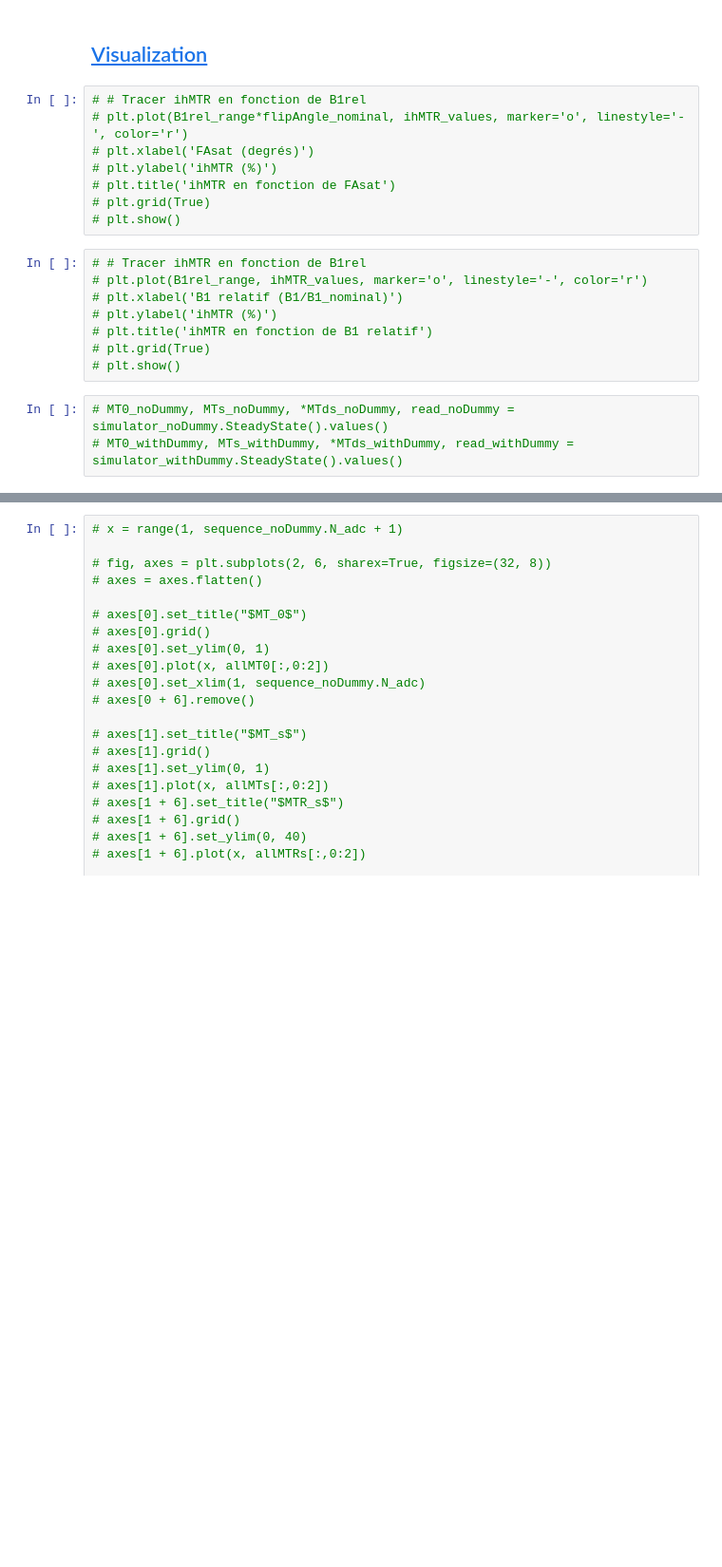
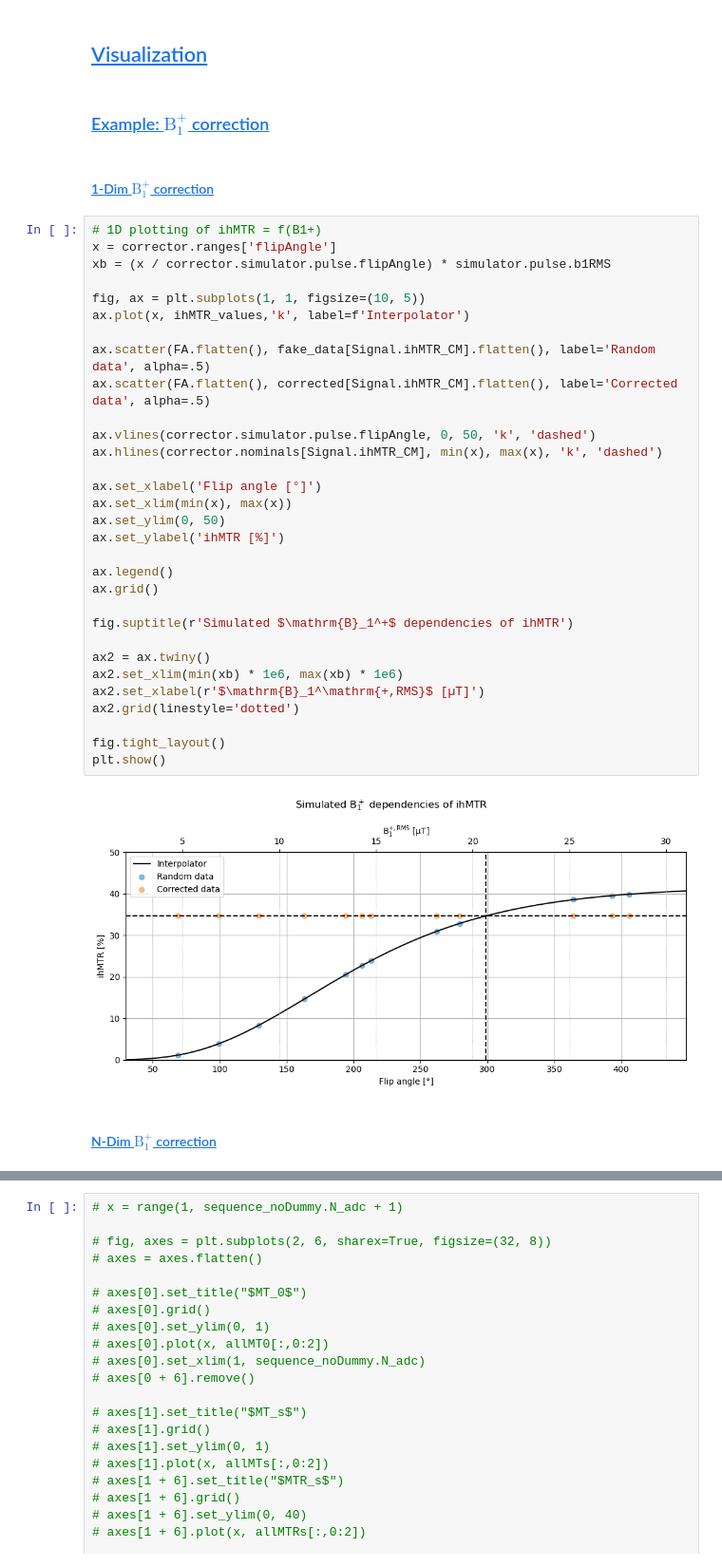
Before and after one commit to SirTwinkleberry/ihMT, a Jupyter notebook: notebook.ipynb, the cells around one changed output, grey strips where cells are left out. Shown at 95% size. Cells and saved outputs as stored; diff of their text form; blank space fills up the shorter version.

```diff
--- a/notebook.ipynb
+++ b/notebook.ipynb
@@ -385,21 +472,41 @@ Value pairs (original, corrected)
 # %% [markdown]
 ## <a id='toc3_3_'></a>[Visualization](#toc0_)
+# %% [markdown]
+### <a id='toc3_3_1_'></a>[Example: $\mathrm{B}_1^+$ correction](#toc0_)
+# %% [markdown]
+#### <a id='toc3_3_1_1_'></a>[1-Dim $\mathrm{B}_1^+$ correction](#toc0_)
 # %%
-# # Tracer ihMTR en fonction de B1rel
-# plt.plot(B1rel_range*flipAngle_nominal, ihMTR_values, marker='o', linestyle='-', color='r')
-# plt.xlabel('FAsat (degrés)')
-# plt.ylabel('ihMTR (%)')
-# plt.title('ihMTR en fonction de FAsat')
-# plt.grid(True)
-# plt.show()
+# 1D plotting of ihMTR = f(B1+)
+x = corrector.ranges['flipAngle']
+xb = (x / corrector.simulator.pulse.flipAngle) * simulator.pulse.b1RMS
+
+fig, ax = plt.subplots(1, 1, figsize=(10, 5))
+ax.plot(x, ihMTR_values,'k', label=f'Interpolator')
+
+ax.scatter(FA.flatten(), fake_data[Signal.ihMTR_CM].flatten(), label='Random data', alpha=.5)
+ax.scatter(FA.flatten(), corrected[Signal.ihMTR_CM].flatten(), label='Corrected data', alpha=.5)
+
+ax.vlines(corrector.simulator.pulse.flipAngle, 0, 50, 'k', 'dashed')
+ax.hlines(corrector.nominals[Signal.ihMTR_CM], min(x), max(x), 'k', 'dashed')
+
+ax.set_xlabel('Flip angle [°]')
+ax.set_xlim(min(x), max(x))
+ax.set_ylim(0, 50)
+ax.set_ylabel('ihMTR [%]')
+
+ax.legend()
+ax.grid()
+
+fig.suptitle(r'Simulated $\mathrm{B}_1^+$ dependencies of ihMTR')
+
+ax2 = ax.twiny()
+ax2.set_xlim(min(xb) * 1e6, max(xb) * 1e6)
+ax2.set_xlabel(r'$\mathrm{B}_1^\mathrm{+,RMS}$ [µT]')
+ax2.grid(linestyle='dotted')
+
+fig.tight_layout()
+plt.show()
+# %% [output]
+[figure, added]
-# %%
-# # Tracer ihMTR en fonction de B1rel
-# plt.plot(B1rel_range, ihMTR_values, marker='o', linestyle='-', color='r')
-# plt.xlabel('B1 relatif (B1/B1_nominal)')
-# plt.ylabel('ihMTR (%)')
-# plt.title('ihMTR en fonction de B1 relatif')
-# plt.grid(True)
-# plt.show()
-# %%
-# MT0_noDummy, MTs_noDummy, *MTds_noDummy, read_noDummy = simulator_noDummy.SteadyState().values()
-# MT0_withDummy, MTs_withDummy, *MTds_withDummy, read_withDummy = simulator_withDummy.SteadyState().values()
+# %% [markdown]
+#### <a id='toc3_3_1_2_'></a>[N-Dim $\mathrm{B}_1^+$ correction](#toc0_)
```
Also changed, not shown: parts of 28 cells of this notebook, 1 other file.
